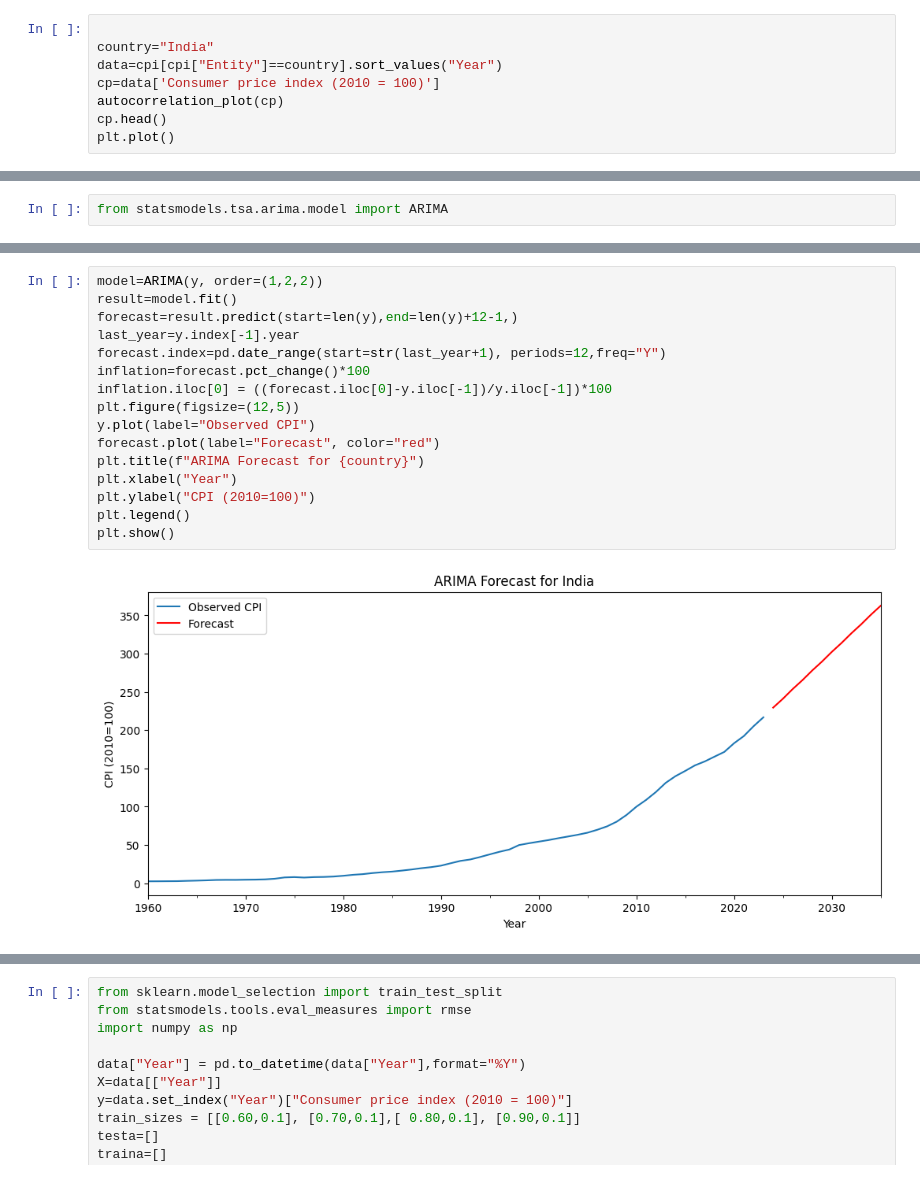
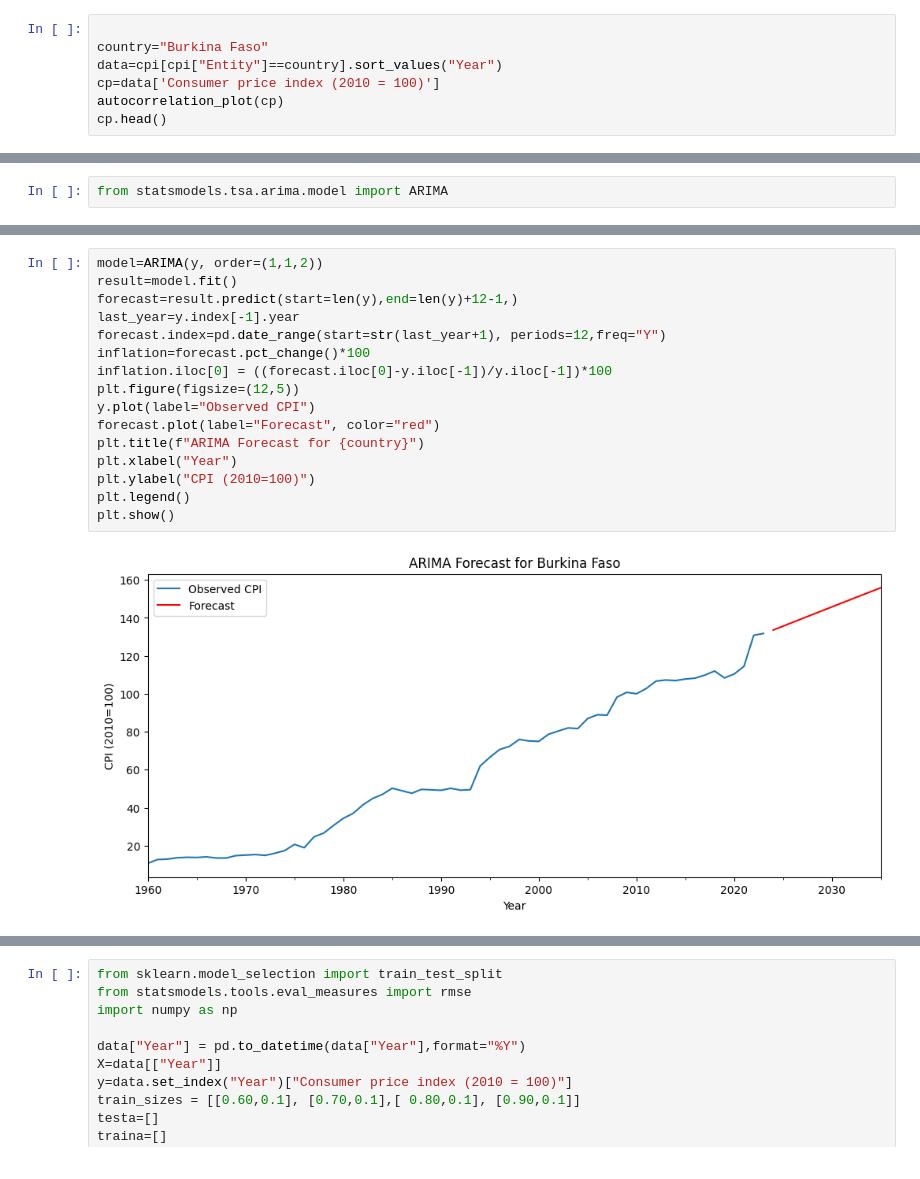
Before and after one commit to Lestonrego/Time-series, a Jupyter notebook: Time_Series.ipynb, the cells around one changed output, grey strips where cells are left out. Cells and saved outputs as stored; diff of their text form.

```diff
--- a/Time_Series.ipynb
+++ b/Time_Series.ipynb
@@ -519,10 +497,9 @@ cpi.head()
 | 4 | Burkina Faso | BFA | 1960 | 10.713301 |
 # %%
 
-country="India"
+country="Burkina Faso"
 data=cpi[cpi["Entity"]==country].sort_values("Year")
 cp=data['Consumer price index (2010 = 100)']
 autocorrelation_plot(cp)
 cp.head()
-plt.plot()
 # %% [output]
@@ -692,21 +674,21 @@ print(results_df)
 # %%
-model=ARIMA(y, order=(1,2,2))
+model=ARIMA(y, order=(1,1,2))
 result=model.fit()
 forecast=result.predict(start=len(y),end=len(y)+12-1,)
 last_year=y.index[-1].year
 forecast.index=pd.date_range(start=str(last_year+1), periods=12,freq="Y")
 inflation=forecast.pct_change()*100
 inflation.iloc[0] = ((forecast.iloc[0]-y.iloc[-1])/y.iloc[-1])*100
 plt.figure(figsize=(12,5))
 y.plot(label="Observed CPI")
 forecast.plot(label="Forecast", color="red")
 plt.title(f"ARIMA Forecast for {country}")
 plt.xlabel("Year")
 plt.ylabel("CPI (2010=100)")
 plt.legend()
 plt.show()
 # %% [output]
-[figure, old version]
+[figure, new version]
 # %%
 forecast_df=pd.DataFrame({"Year":forecast.index,"Forecasted CPI":forecast.values,"inflation":inflation.values})
 print(forecast_df)
```
Also changed, not shown: parts of 18 cells of this notebook, 1 other file.
